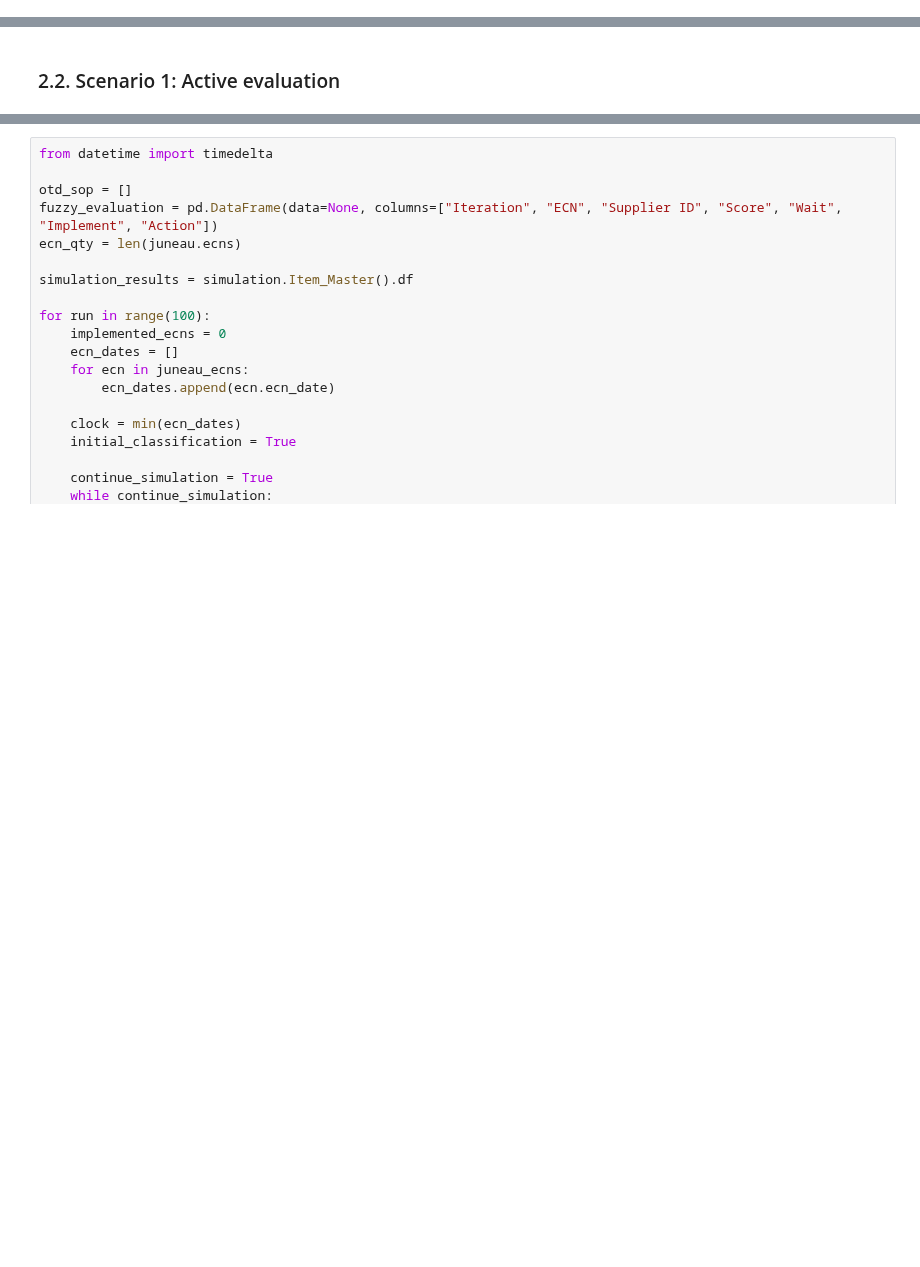
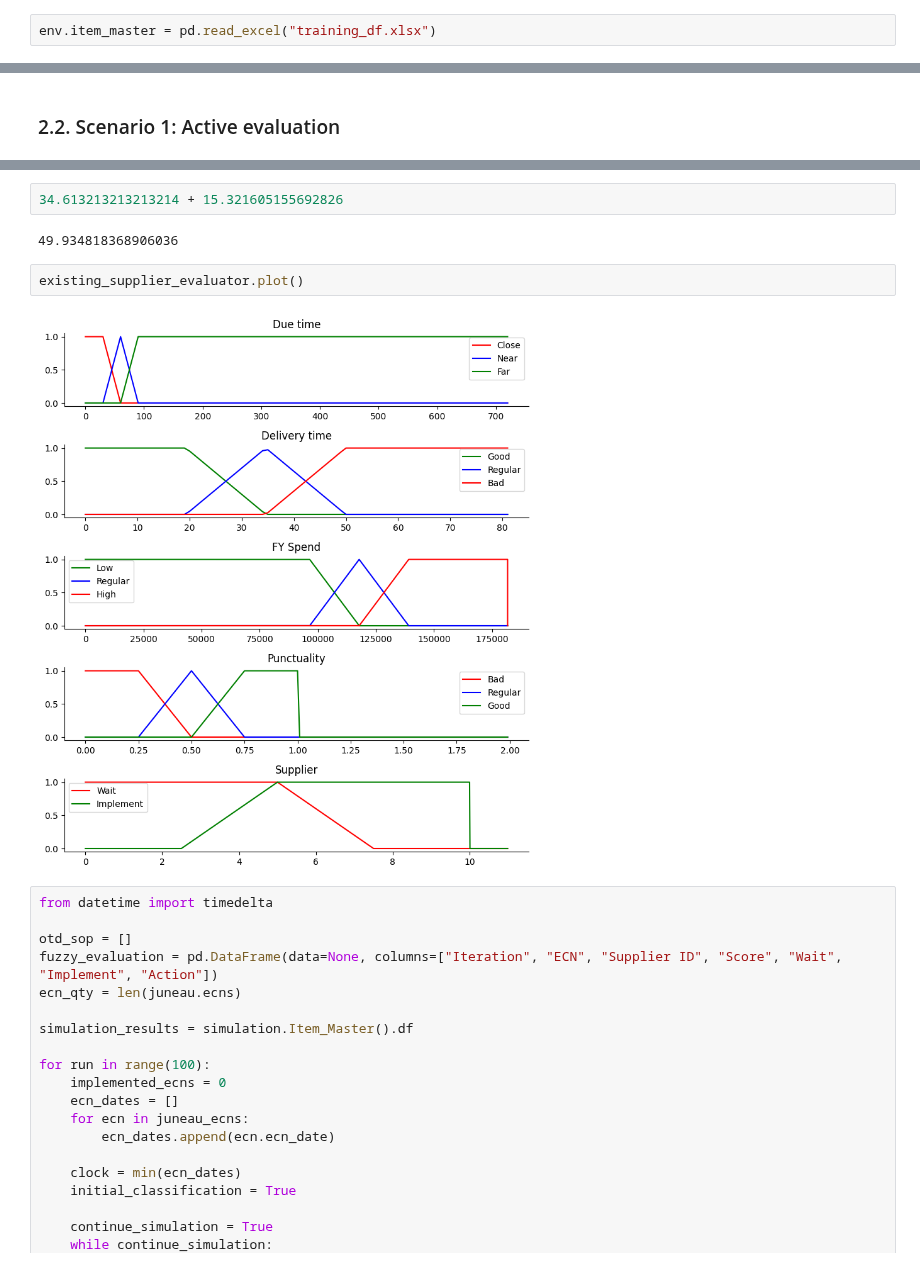
Before and after one commit to rubusarbaro/supplier-selection_fuzzy-logic_thesis, a Jupyter notebook: thesis.ipynb, the cells around one changed output, grey strips where cells are left out. Saved outputs shown, nothing was run; the diff lists cells and outputs as text; blank space fills up the shorter version.

```diff
--- a/thesis.ipynb
+++ b/thesis.ipynb
@@ -87,6 +91,8 @@ It is important to define the milestone dates for these projectss. Required mile
 A quantity of 300 ECNs is created for this initial data frame. Each ECN contains a variable quantity of part numbers of different kinds. The quantity and kinds are randomly generated taking into account real statistics.
 
 The simulated part numbers are copper tubes. From a real data set it was determined six kinds three complexity degrees (low, medium, regular). Both parameters affect prices and quantities.
+# %%
+env.item_master = pd.read_excel("training_df.xlsx")
 # %%
 alaska = simulation.Project(
     name="Alaska",
@@ -160,3 +181,11 @@ new_supplier_evaluator = simulation.Fuzzy_Model(env.item_master, new_suppliers=T
+# %%
+34.613213213213214 + 15.321605155692826
+# %% [output]
+49.934818368906036
+# %%
+existing_supplier_evaluator.plot()
+# %% [output]
+[figure, added]
 # %%
 from datetime import timedelta
 
```
Also changed, not shown: parts of 2 cells of this notebook, 3 other files.
